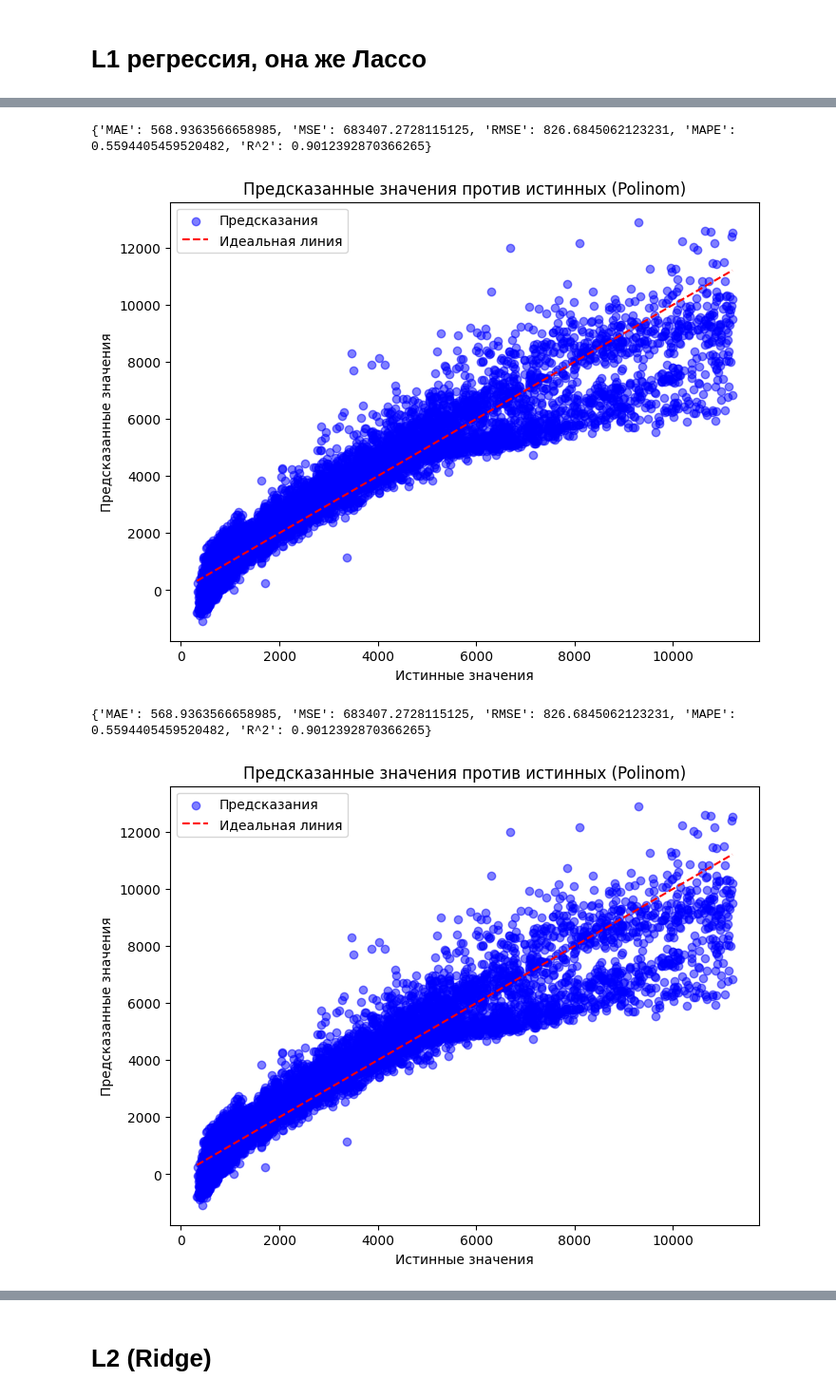
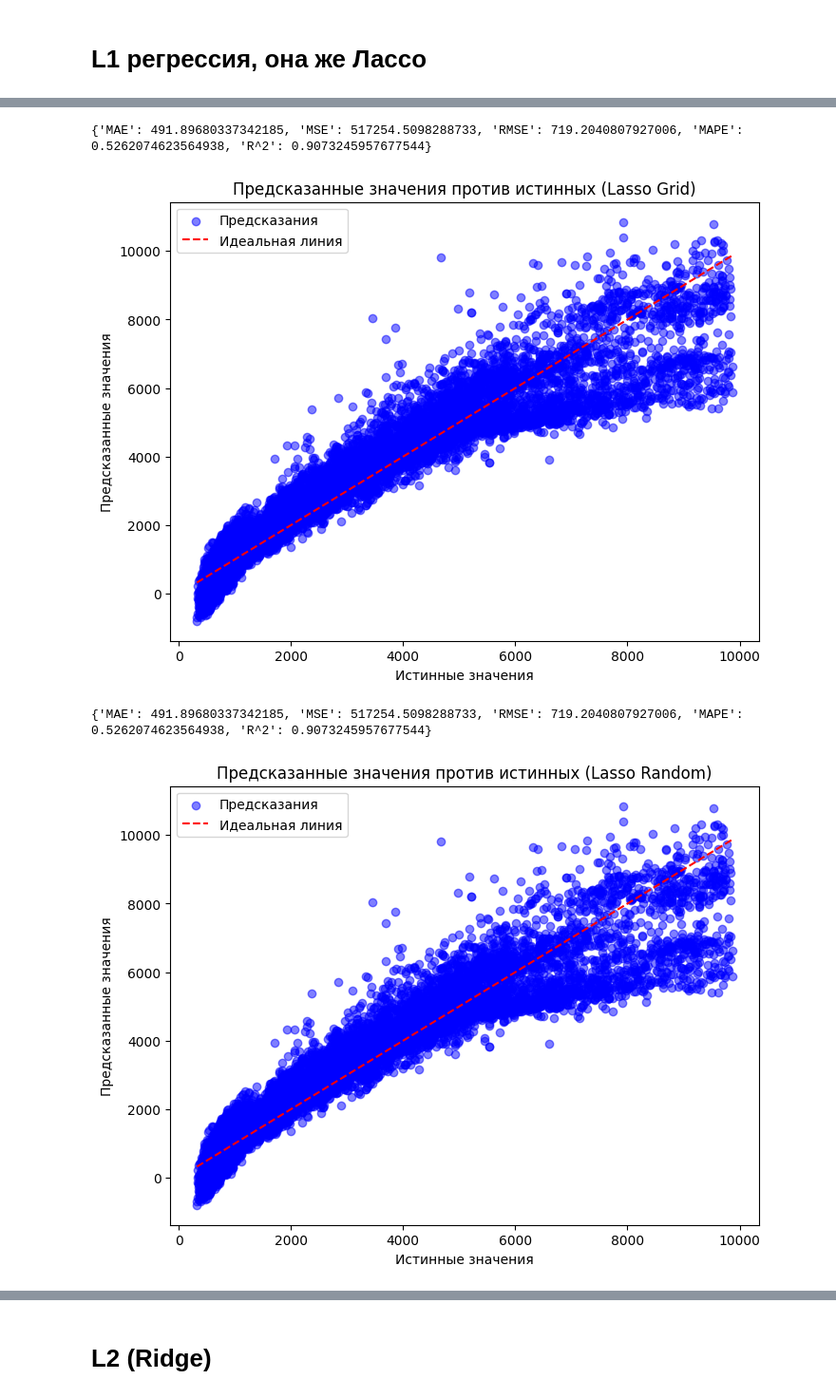
Before and after one commit to TimeFixer/OMGTUSem4, a Jupyter notebook: ML/!1_reg.ipynb, the cells around one changed output, grey strips where cells are left out. Shown at 95% size. Saved outputs shown, nothing was run; the diff lists cells and outputs as text; code cells hidden in the pictures.

```diff
--- a/ML/!1_reg.ipynb
+++ b/ML/!1_reg.ipynb
@@ -33,11 +34,11 @@ def add_err_to_dataframe(dataframe, model_name, dict_errors):
 # Линейная регрессия
 # %%
 # Разделение на признаки и целевую переменную
-y = data["price"]
-X = data.drop(["price"], axis=1)
+y = data['price']
+X = data.drop(['price'], axis=1)
 
 # Разделение на обучающую и тестовую выборки
-X_train, X_test, y_train, y_test = train_test_split(X, y, test_size=0.2, random_state=42)
+X_train, X_test, y_train, y_test = train_test_split(X, y, test_size=0.3, random_state=42)
 
 # Обучение модели
 lr = LinearRegression().fit(X_train, y_train)
@@ -88,42 +103,42 @@ this_dict_errors = dict_errors(y_pred_lasso_grid, y_test)
 add_err_to_dataframe(table_all_metrics, 'Lasso_grid', this_dict_errors)
 print(this_dict_errors)
 # %% [output]
-{'MAE': 568.9363566658985, 'MSE': 683407.2728115125, 'RMSE': 826.6845062123231, 'MAPE': 0.5594405459520482, 'R^2': 0.9012392870366265}
+{'MAE': 491.89680337342185, 'MSE': 517254.5098288733, 'RMSE': 719.2040807927006, 'MAPE': 0.5262074623564938, 'R^2': 0.9073245957677544}
 # %%
 plt.figure(figsize=(8, 6))
 plt.scatter(y_test, y_pred_lasso_grid, alpha=0.5, color='blue', label='Предсказания')
 plt.plot([min(y_test), max(y_test)], [min(y_test), max(y_test)], color='red', linestyle='--', label='Идеальная линия')
 plt.xlabel("Истинные значения")
 plt.ylabel("Предсказанные значения")
-plt.title("Предсказанные значения против истинных (Polinom)")
+plt.title("Предсказанные значения против истинных (Lasso Grid)")
 plt.legend()
 plt.show()
 # %% [output]
-[figure, old version]
+[figure, new version]
 # %%
 random_search = RandomizedSearchCV(
         Lasso(),
         param_distributions= alpha_values,
-        n_iter=20,  # Количество случайных комбинаций для проверки
-        random_state=42,  # Для воспроизводимости одинаковых результатов
+        n_iter=20,
+        random_state=42,
     ).fit(X_train, y_train)
 y_pred_lasso_rand = random_search.predict(X_test)
 this_dict_errors = dict_errors(y_pred_lasso_rand, y_test)
 add_err_to_dataframe(table_all_metrics, 'Lasso_random', this_dict_errors)
 print(this_dict_errors)
 # %% [output]
-{'MAE': 568.9363566658985, 'MSE': 683407.2728115125, 'RMSE': 826.6845062123231, 'MAPE': 0.5594405459520482, 'R^2': 0.9012392870366265}
+{'MAE': 491.89680337342185, 'MSE': 517254.5098288733, 'RMSE': 719.2040807927006, 'MAPE': 0.5262074623564938, 'R^2': 0.9073245957677544}
 # %%
 plt.figure(figsize=(8, 6))
 plt.scatter(y_test, y_pred_lasso_rand, alpha=0.5, color='blue', label='Предсказания')
 plt.plot([min(y_test), max(y_test)], [min(y_test), max(y_test)], color='red', linestyle='--', label='Идеальная линия')
-plt.xlabel("Истинные значения")
-plt.ylabel("Предсказанные значения")
-plt.title("Предсказанные значения против истинных (Polinom)")
+plt.xlabel('Истинные значения')
+plt.ylabel('Предсказанные значения')
+plt.title('Предсказанные значения против истинных (Lasso Random)')
 plt.legend()
 plt.show()
 # %% [output]
-[figure, old version]
+[figure, new version]
 # %%
 # Функция для оптимизации гиперпараметров с использованием Optuna
 def objective_lasso(trial):
```
Also changed, not shown: parts of 31 cells of this notebook, 13 other files.
